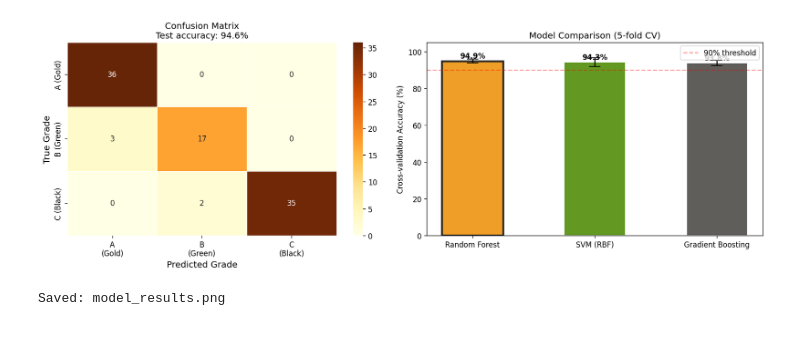
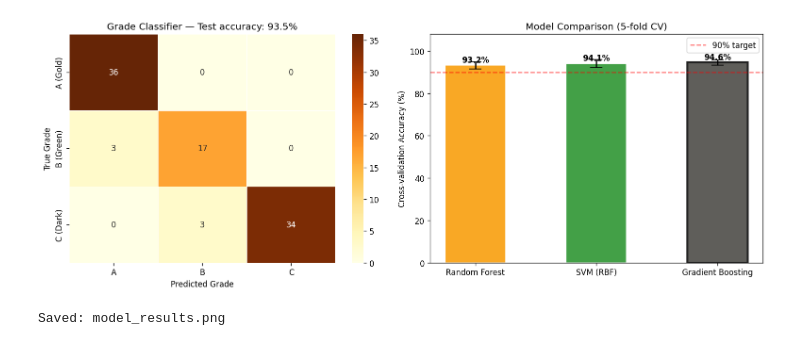
Before and after one commit to BaluAkhil/tobacco-leaf-grader, a Jupyter notebook: model.ipynb, the cells around one changed output. Saved outputs shown, nothing was run; the diff lists cells and outputs as text; code cells hidden in the pictures.

Commit message:
Updated Streamlit UI and model

```diff
--- a/model.ipynb
+++ b/model.ipynb
@@ -371,10 +512,12 @@ Trained in 1.3s
 # %%
+print(f'Training {BEST_NAME} on full training set...')
+best_pipeline = pipelines[BEST_NAME]
+best_pipeline.fit(X_train, y_train)
+
 y_pred = best_pipeline.predict(X_test)
 acc    = accuracy_score(y_test, y_pred)
 
-print('='*55)
-print(f'  TEST SET ACCURACY:  {acc*100:.2f}%')
-print('='*55)
+print(f'\nTest accuracy: {acc*100:.2f}%')
 print()
 print(classification_report(y_test, y_pred, target_names=GRADE_LABELS))
 # %% [output]
@@ -394,42 +599,38 @@ Grade C (Black)       1.00      0.95      0.97        37
 # %%
-fig, axes = plt.subplots(1, 2, figsize=(14, 5))
+fig, axes = plt.subplots(1, 2, figsize=(13, 5))
 
-# ── Left: Confusion matrix ────────────────────────────────────
+# Confusion matrix
 cm = confusion_matrix(y_test, y_pred)
 sns.heatmap(cm, annot=True, fmt='d', cmap='YlOrBr',
-            xticklabels=['A\n(Gold)', 'B\n(Green)', 'C\n(Black)'],
-            yticklabels=['A (Gold)', 'B (Green)', 'C (Black)'],
-            linewidths=0.5, linecolor='white',
-            ax=axes[0], cbar=True)
-axes[0].set_xlabel('Predicted Grade', fontsize=12)
-axes[0].set_ylabel('True Grade',      fontsize=12)
-axes[0].set_title(f'Confusion Matrix\nTest accuracy: {acc*100:.1f}%', fontsize=12)
+            xticklabels=['A','B','C'],
+            yticklabels=['A (Gold)','B (Green)','C (Dark)'],
+            linewidths=0.5, linecolor='white', ax=axes[0])
+axes[0].set_xlabel('Predicted Grade')
+axes[0].set_ylabel('True Grade')
+axes[0].set_title(f'Grade Classifier — Test accuracy: {acc*100:.1f}%')
 
-# ── Right: Cross-validation comparison ───────────────────────
-model_names  = list(cv_results.keys())
-means  = [cv_results[m].mean()*100 for m in model_names]
-stds   = [cv_results[m].std()*100  for m in model_names]
-colors_bar = ['#EF9F27', '#639922', '#5F5E5A']
-bars = axes[1].bar(model_names, means, yerr=stds,
-                   color=colors_bar, edgecolor='white',
-                   capsize=8, width=0.5)
-for bar, mean in zip(bars, means):
-    axes[1].text(bar.get_x() + bar.get_width()/2, bar.get_height() + 0.5,
-                 f'{mean:.1f}%', ha='center', va='bottom', fontweight='bold')
+# Model comparison
+names  = list(results.keys())
+means  = [results[n].mean()*100 for n in names]
+stds   = [results[n].std()*100  for n in names]
+bars   = axes[1].bar(names, means, yerr=stds, capsize=8, width=0.5,
+                     color=['#f9a825','#43a047','#5F5E5A'], edgecolor='white')
+for bar, m in zip(bars, means):
+    axes[1].text(bar.get_x()+bar.get_width()/2, bar.get_height()+0.5,
+                 f'{m:.1f}%', ha='center', va='bottom', fontweight='bold')
+axes[1].set_ylim(0, 108)
 axes[1].set_ylabel('Cross-validation Accuracy (%)')
 axes[1].set_title('Model Comparison (5-fold CV)')
-axes[1].set_ylim(0, 105)
-axes[1].axhline(90, color='red', linestyle='--', alpha=0.4, label='90% threshold')
+axes[1].axhline(90, color='red', linestyle='--', alpha=0.5, label='90% target')
 axes[1].legend()
-best_bar = bars[model_names.index(best_model_name)]
-best_bar.set_edgecolor('#222')
-best_bar.set_linewidth(2.5)
+bars[names.index(BEST_NAME)].set_edgecolor('#222')
+bars[names.index(BEST_NAME)].set_linewidth(2.5)
 
 plt.tight_layout()
-plt.savefig('model_results.png', dpi=150, bbox_inches='tight')
+plt.savefig('model_results.png', dpi=130, bbox_inches='tight')
 plt.show()
 print('Saved: model_results.png')
 # %% [output]
-[figure, old version]
+[figure, new version]
 Saved: model_results.png
 # %%
```
Also changed, not shown: parts of 19 cells of this notebook, 7 other files.
